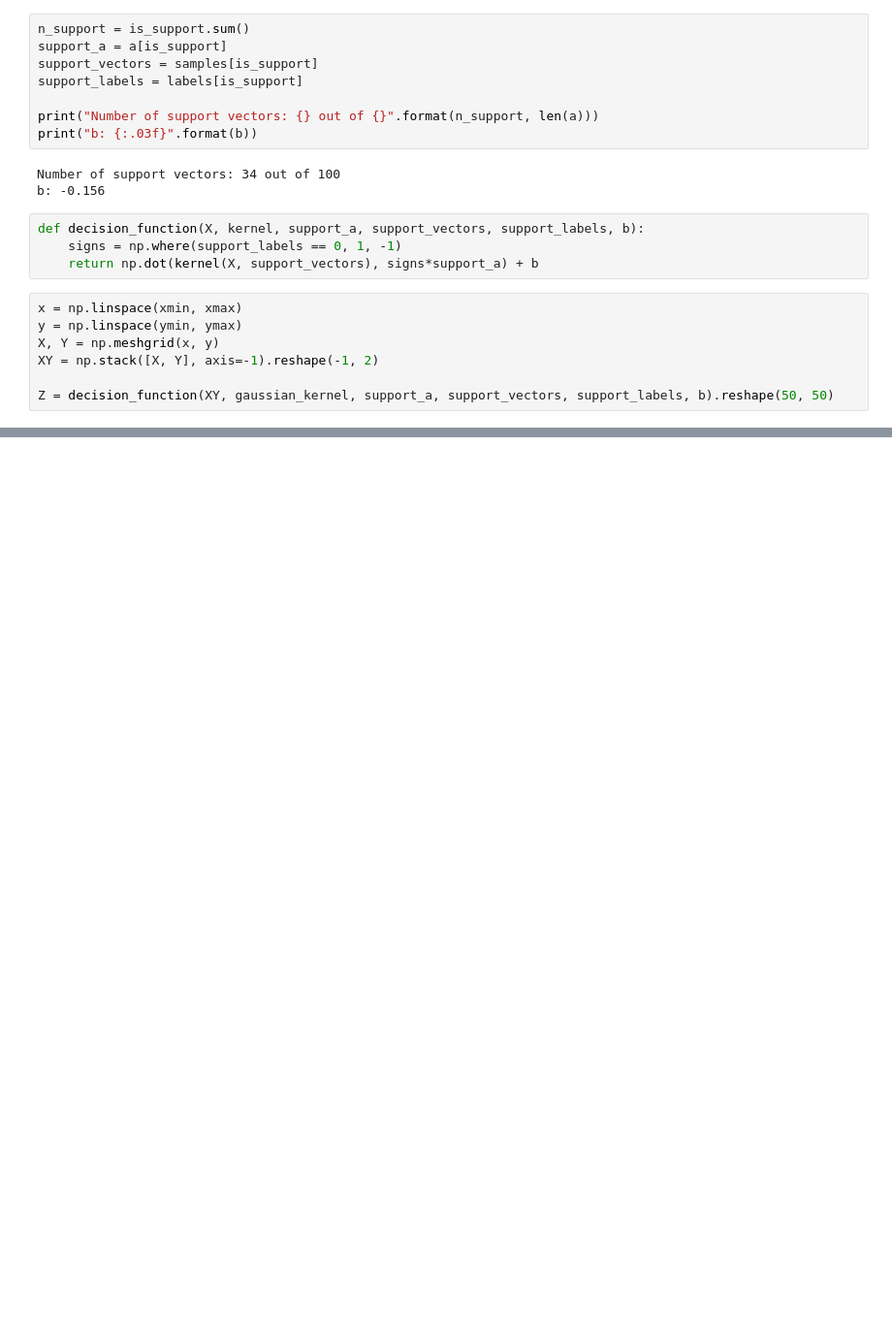
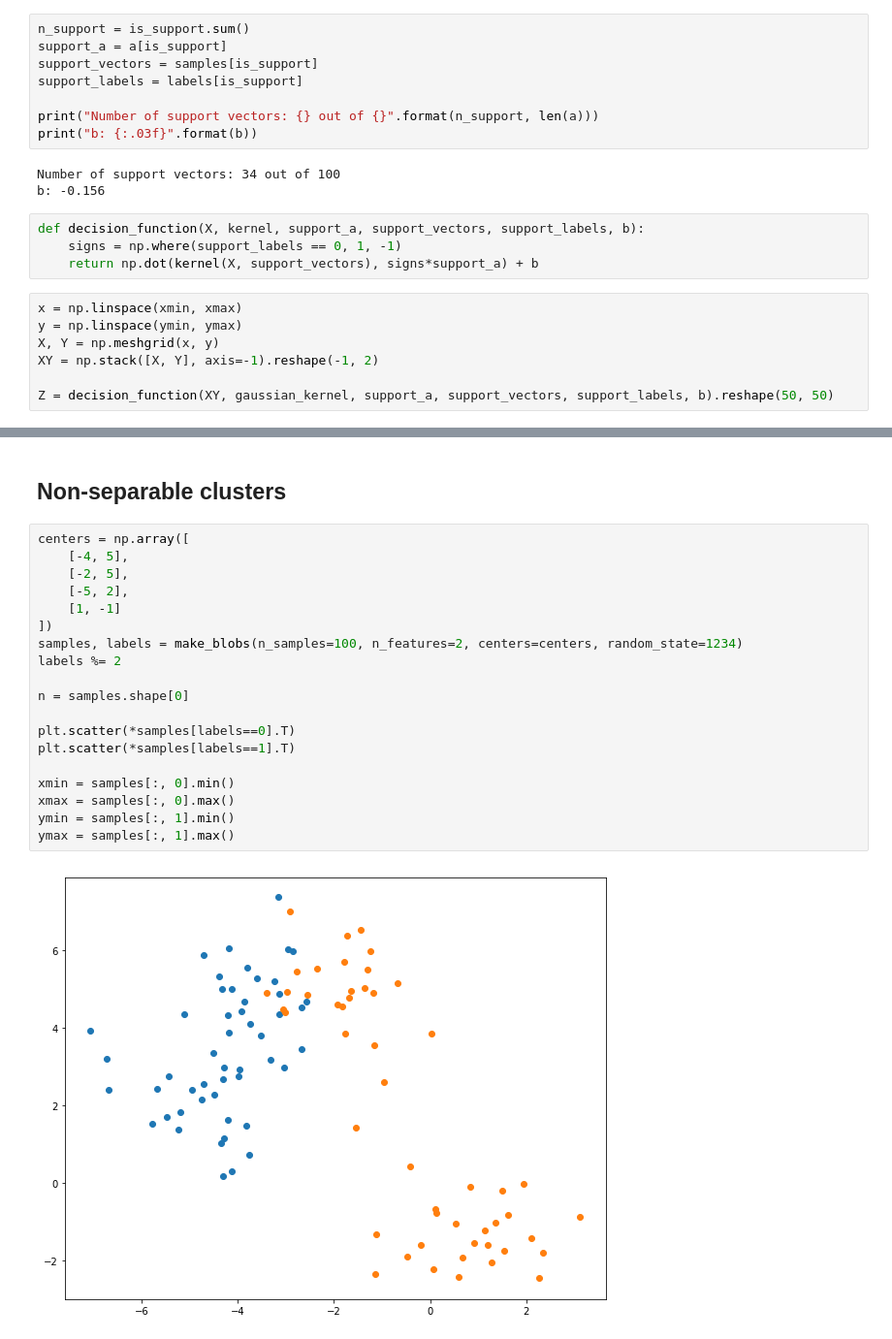
Before and after one commit to jvkersch/notebooks, a Jupyter notebook: MaximumMarginClassifiers.ipynb, the cells around one changed output, grey strips where cells are left out. Shown at 97% size. Cells and saved outputs as stored; diff of their text form; blank space fills up the shorter version.

```diff
--- a/MaximumMarginClassifiers.ipynb
+++ b/MaximumMarginClassifiers.ipynb
@@ -177,0 +202,24 @@ plt.contour(X, Y, Z, colors='k', linewidths=1, alpha=0.7)
+# %% [markdown]
+Non-separable clusters
+---
+# %%
+centers = np.array([
+    [-4, 5],
+    [-2, 5],
+    [-5, 2],
+    [1, -1]
+])
+samples, labels = make_blobs(n_samples=100, n_features=2, centers=centers, random_state=1234)
+labels %= 2
+
+n = samples.shape[0]
+
+plt.scatter(*samples[labels==0].T)
+plt.scatter(*samples[labels==1].T)
+
+xmin = samples[:, 0].min()
+xmax = samples[:, 0].max()
+ymin = samples[:, 1].min()
+ymax = samples[:, 1].max()
+# %% [output]
+[figure, added]
```
Also changed, not shown: parts of 13 cells of this notebook, 3 other files.
